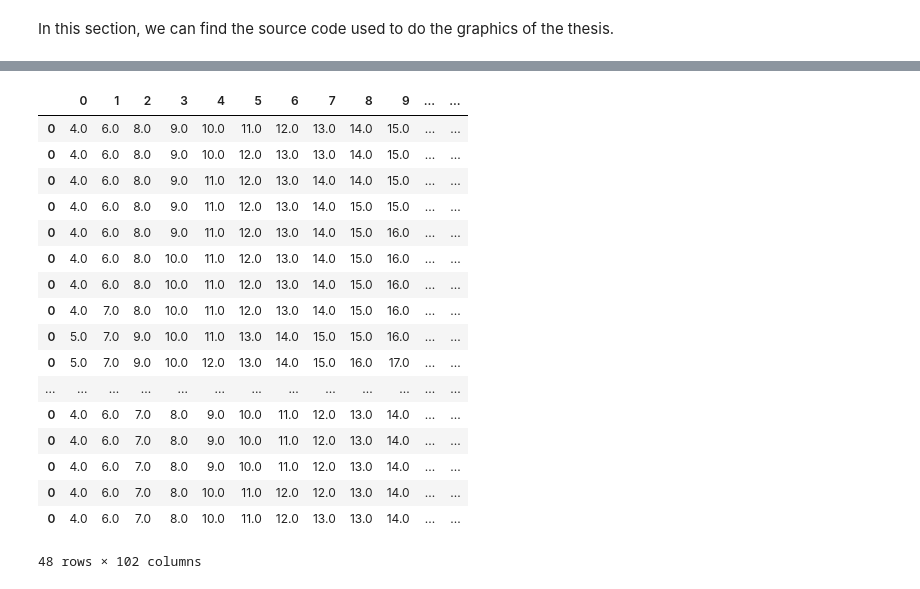
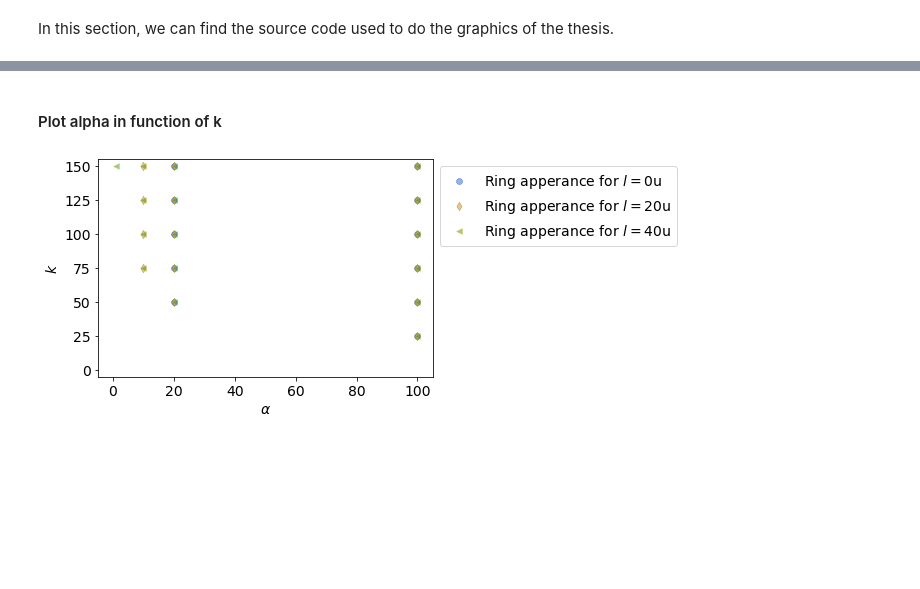
Before and after one commit to qfrigolac/quimiotaxi_TFG, a Jupyter notebook: plot_things.ipynb, the cells around one changed output, grey strips where cells are left out. Saved outputs shown, nothing was run; the diff lists cells and outputs as text; code cells hidden in the pictures; blank space fills up the shorter version.

```diff
--- a/plot_things.ipynb
+++ b/plot_things.ipynb
@@ -122,21 +4,0 @@ for my_a, my_a_df in all_sims_df.groupby('a'):
-# %%
-all_sims_df
-# %% [output]
-|  | 0 | 1 | 2 | 3 | 4 | 5 | 6 | 7 | 8 | 9 | ... | ... |
-| 0 | 4.0 | 6.0 | 8.0 | 9.0 | 10.0 | 11.0 | 12.0 | 13.0 | 14.0 | 15.0 | ... | ... |
-| 0 | 4.0 | 6.0 | 8.0 | 9.0 | 10.0 | 12.0 | 13.0 | 13.0 | 14.0 | 15.0 | ... | ... |
-| 0 | 4.0 | 6.0 | 8.0 | 9.0 | 11.0 | 12.0 | 13.0 | 14.0 | 14.0 | 15.0 | ... | ... |
-| 0 | 4.0 | 6.0 | 8.0 | 9.0 | 11.0 | 12.0 | 13.0 | 14.0 | 15.0 | 15.0 | ... | ... |
-| 0 | 4.0 | 6.0 | 8.0 | 9.0 | 11.0 | 12.0 | 13.0 | 14.0 | 15.0 | 16.0 | ... | ... |
-| 0 | 4.0 | 6.0 | 8.0 | 10.0 | 11.0 | 12.0 | 13.0 | 14.0 | 15.0 | 16.0 | ... | ... |
-| 0 | 4.0 | 6.0 | 8.0 | 10.0 | 11.0 | 12.0 | 13.0 | 14.0 | 15.0 | 16.0 | ... | ... |
-| 0 | 4.0 | 7.0 | 8.0 | 10.0 | 11.0 | 12.0 | 13.0 | 14.0 | 15.0 | 16.0 | ... | ... |
-| 0 | 5.0 | 7.0 | 9.0 | 10.0 | 11.0 | 13.0 | 14.0 | 15.0 | 15.0 | 16.0 | ... | ... |
-| 0 | 5.0 | 7.0 | 9.0 | 10.0 | 12.0 | 13.0 | 14.0 | 15.0 | 16.0 | 17.0 | ... | ... |
-| ... | ... | ... | ... | ... | ... | ... | ... | ... | ... | ... | ... | ... |
-| 0 | 4.0 | 6.0 | 7.0 | 8.0 | 9.0 | 10.0 | 11.0 | 12.0 | 13.0 | 14.0 | ... | ... |
-| 0 | 4.0 | 6.0 | 7.0 | 8.0 | 9.0 | 10.0 | 11.0 | 12.0 | 13.0 | 14.0 | ... | ... |
-| 0 | 4.0 | 6.0 | 7.0 | 8.0 | 9.0 | 10.0 | 11.0 | 12.0 | 13.0 | 14.0 | ... | ... |
-| 0 | 4.0 | 6.0 | 7.0 | 8.0 | 10.0 | 11.0 | 12.0 | 12.0 | 13.0 | 14.0 | ... | ... |
-| 0 | 4.0 | 6.0 | 7.0 | 8.0 | 10.0 | 11.0 | 12.0 | 13.0 | 13.0 | 14.0 | ... | ... |
-48 rows × 102 columns
@@ -142,0 +13,2 @@ all_sims_df
+# %% [markdown]
+#### Plot alpha in function of k
@@ -142,0 +45,18 @@ all_sims_df
+# %%
+plt.scatter(alp_0_S,k_0_S,label = r"Ring apperance for $l=0$u",marker="o",edgecolors='blue', alpha=0.5,linewidths=0.5)
+# plt.scatter(alp_0_N,k_0_N,label = r"No ring for $l=0$u",marker="o",edgecolors='red', alpha=0.5,linewidths=0.5)
+
+plt.scatter(alp_10_S,k_10_S,label = r"Ring apperance for $l=20$u",marker="d",edgecolors='green', alpha=0.5,linewidths=0.5)
+# plt.scatter(alp_10_N,k_10_N,label = r"No ring for $l=10$u",marker="d",edgecolors='red', alpha=0.5,linewidths=0.5)
+
+plt.scatter(alp_20_S,k_20_S,label = r"Ring apperance for $l=40$u",marker="<",edgecolors='orange', alpha=0.5,linewidths=0.5)
+# plt.scatter(alp_20_N,k_20_N,label = r"No ring for $l=10$u",marker="<",edgecolors='red', alpha=0.5,linewidths=0.5)
+
+plt.xlabel(r"$\alpha$")
+plt.ylabel(r"$k$")
+plt.xlim((-5,105))
+plt.ylim((-5,155))
+plt.legend(bbox_to_anchor=(1, 1))
+plt.savefig('./fig',format='pdf',bbox_inches='tight')
+# %% [output]
+[figure, added]
```
Also changed, not shown: parts of 54 cells of this notebook, 8 other files.
